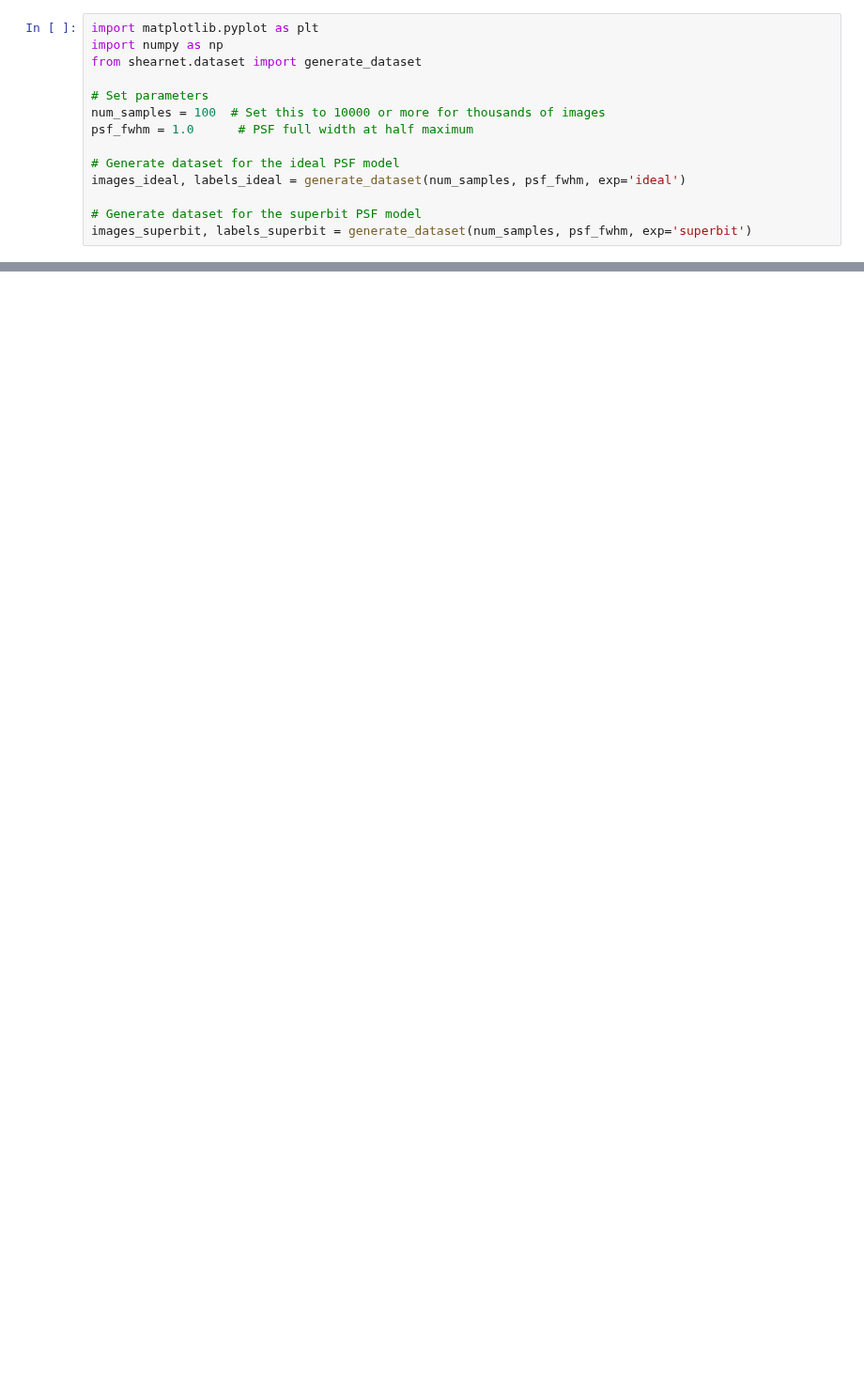
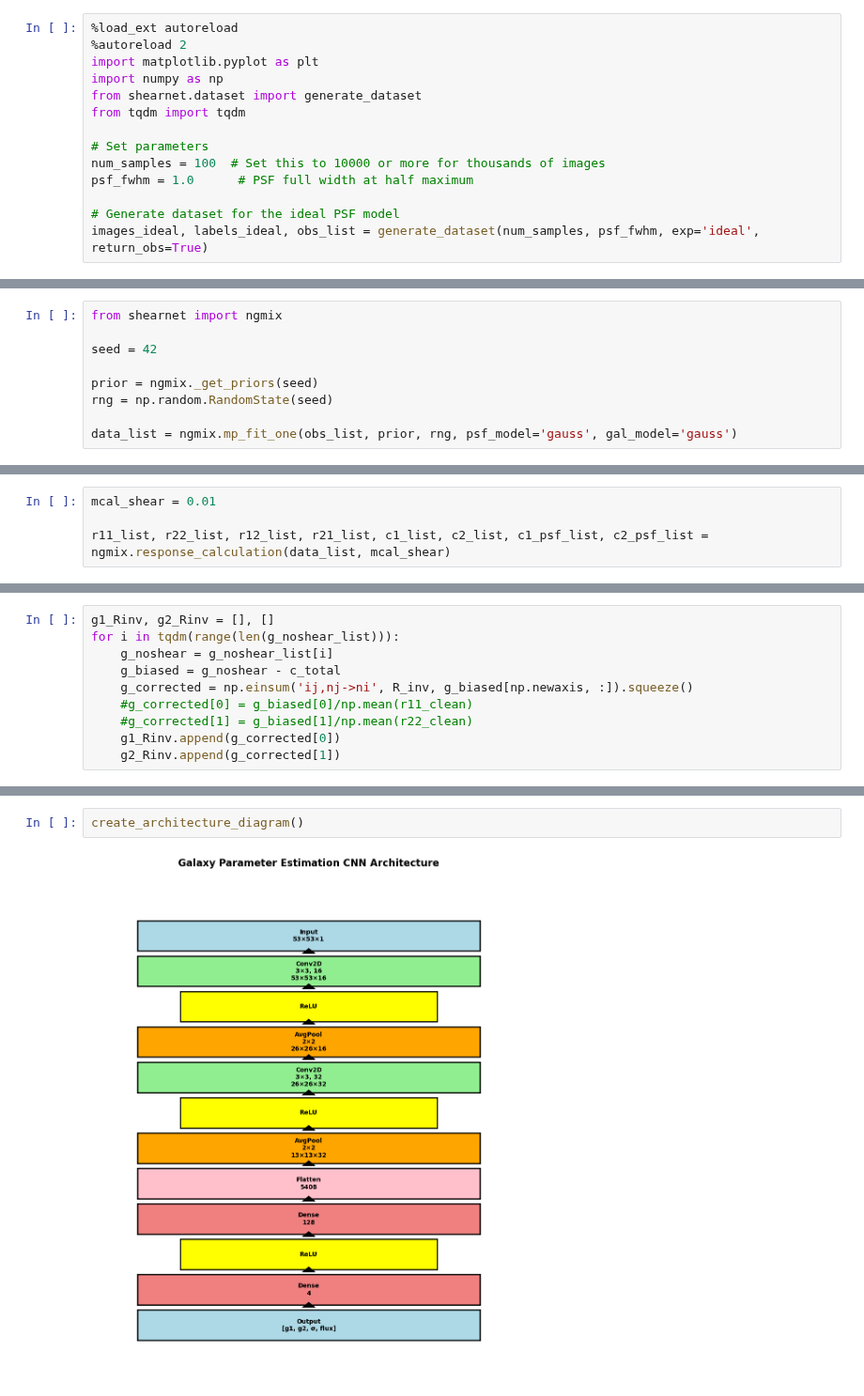
Before and after one commit to s-Sayan/ShearNet, a Jupyter notebook: notebooks/datagen.ipynb, the cells around one changed output, grey strips where cells are left out. Shown at 94% size. Drawn from its saved outputs; the diff is of its cells as text; blank space fills up the shorter version.

Commit message:
multiple updates: ngmix comparison, newer models etc

```diff
--- a/notebooks/datagen.ipynb
+++ b/notebooks/datagen.ipynb
@@ -1,14 +1,14 @@
 # %%
+%load_ext autoreload
+%autoreload 2
 import matplotlib.pyplot as plt
 import numpy as np
 from shearnet.dataset import generate_dataset
+from tqdm import tqdm
 
 # Set parameters
 num_samples = 100  # Set this to 10000 or more for thousands of images
 psf_fwhm = 1.0      # PSF full width at half maximum
 
 # Generate dataset for the ideal PSF model
-images_ideal, labels_ideal = generate_dataset(num_samples, psf_fwhm, exp='ideal')
-
-# Generate dataset for the superbit PSF model
-images_superbit, labels_superbit = generate_dataset(num_samples, psf_fwhm, exp='superbit')
+images_ideal, labels_ideal, obs_list = generate_dataset(num_samples, psf_fwhm, exp='ideal', return_obs=True)
@@ -70,0 +15,9 @@ Labels shape: (100, 2)
+# %%
+from shearnet import ngmix
+
+seed = 42
+
+prior = ngmix._get_priors(seed)
+rng = np.random.RandomState(seed)
+
+data_list = ngmix.mp_fit_one(obs_list, prior, rng, psf_model='gauss', gal_model='gauss')
@@ -70,0 +42,4 @@ Labels shape: (100, 2)
+# %%
+mcal_shear = 0.01
+
+r11_list, r22_list, r12_list, r21_list, c1_list, c2_list, c1_psf_list, c2_psf_list = ngmix.response_calculation(data_list, mcal_shear)
@@ -70,0 +117,10 @@ Labels shape: (100, 2)
+# %%
+g1_Rinv, g2_Rinv = [], []
+for i in tqdm(range(len(g_noshear_list))):
+    g_noshear = g_noshear_list[i]
+    g_biased = g_noshear - c_total
+    g_corrected = np.einsum('ij,nj->ni', R_inv, g_biased[np.newaxis, :]).squeeze()
+    #g_corrected[0] = g_biased[0]/np.mean(r11_clean)
+    #g_corrected[1] = g_biased[1]/np.mean(r22_clean)
+    g1_Rinv.append(g_corrected[0])
+    g2_Rinv.append(g_corrected[1])
@@ -70,0 +256,4 @@ Labels shape: (100, 2)
+# %%
+create_architecture_diagram()
+# %% [output]
+[figure, added]
```
Also changed, not shown: parts of 11 cells of this notebook, 13 other files.
